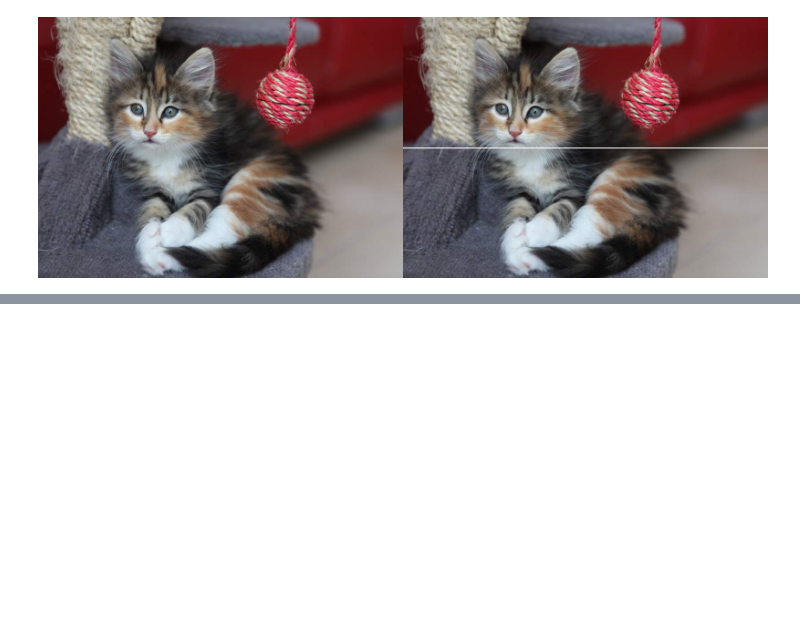
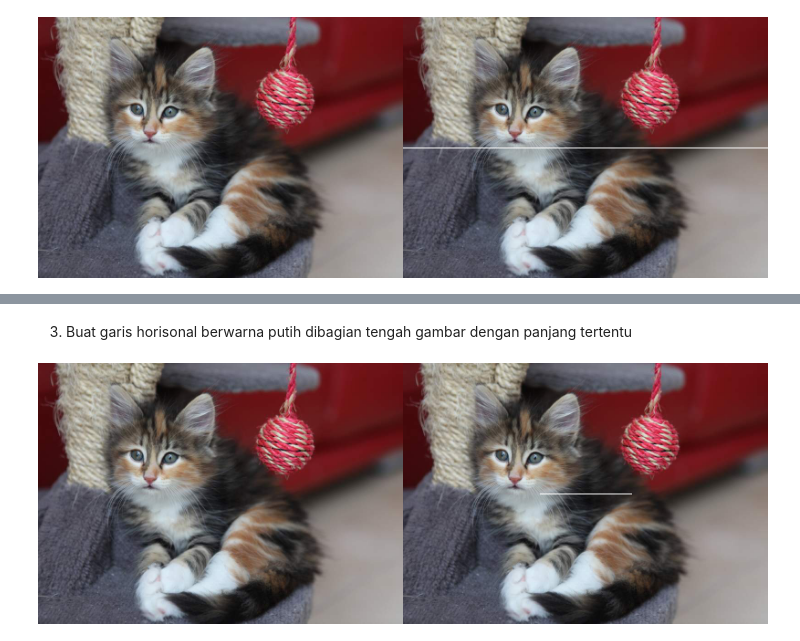
Before and after one commit to Lohliaa/PCVK_Genap_2022, a Jupyter notebook: Week1.ipynb, the cells around one changed output, grey strips where cells are left out. Saved outputs shown, nothing was run; the diff lists cells and outputs as text; code cells hidden in the pictures; blank space fills up the shorter version.

```diff
--- a/Week1.ipynb
+++ b/Week1.ipynb
@@ -53,0 +121,15 @@ cv2_imshow(final_frame)
+# %% [markdown]
+3.	Buat garis horisonal berwarna putih dibagian tengah gambar dengan panjang tertentu
+# %%
+image_2 = cv.cvtColor(image, cv.COLOR_BGR2RGB)
+image_3 = cv.cvtColor(image, cv.COLOR_BGR2RGB)
+
+dg_start = (int(lebar/2) - 50, int(tinggi/2))
+dg_end = (int(lebar/2) + 50, int(tinggi/2))
+
+cv.line(image_3, dg_start, dg_end, (255,255,255), 1)
+
+final_frame = cv.hconcat((image_2, image_3))
+cv2_imshow(final_frame)
+# %% [output]
+[figure, added]
```
Also changed, not shown: parts of 8 cells of this notebook.
